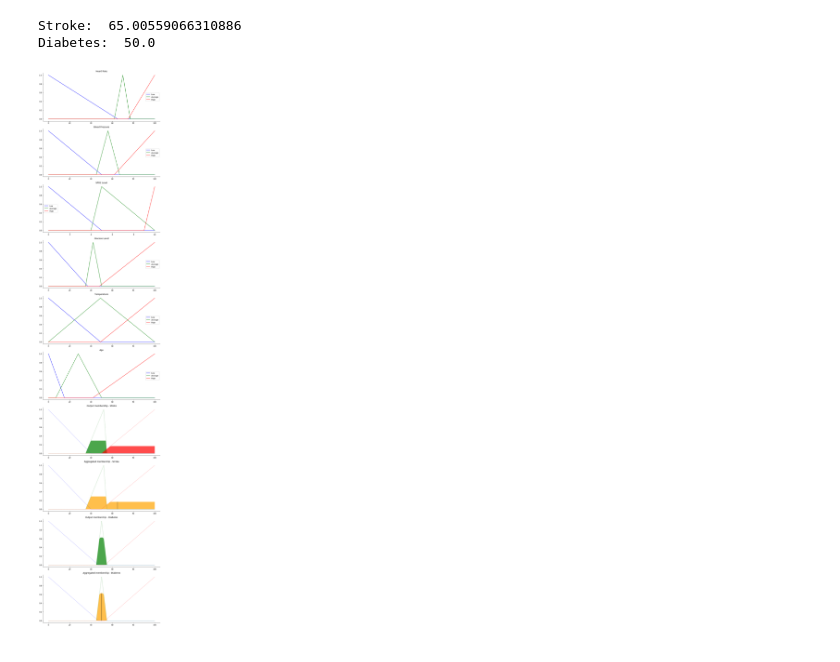
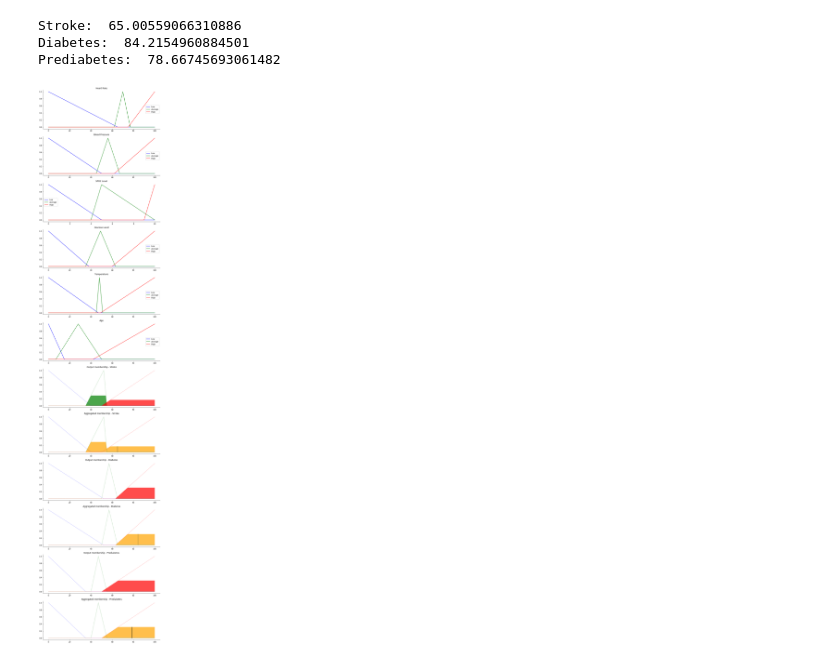
Before and after one commit to AnjanaSenanayake/DiagnosisFuzzy, a Jupyter notebook: fuzzy_diagnosis_with_defuzz.ipynb, the cells around one changed output. Drawn from its saved outputs; the diff is of its cells as text; code cells hidden in the pictures.

Commit message:
prediabetes rules added

```diff
--- a/fuzzy_diagnosis_with_defuzz.ipynb
+++ b/fuzzy_diagnosis_with_defuzz.ipynb
@@ -245,7 +282,8 @@ def fuzzy(heart_rate, blood_pressure, spo2_lvl, glucose_lvl, temperature, age):
 # %%
 ## Execute all functions
-fuzzy(60, 75, 9, 90, 45, 65)
+fuzzy(60, 75, 9, 145, 45, 65)
 # %% [output]
 Stroke:  65.00559066310886
-Diabetes:  50.0
+Diabetes:  84.2154960884501
+Prediabetes:  78.66745693061482
-[figure, old version]
+[figure, new version]
```
Also changed, not shown: parts of 1 cell of this notebook.
